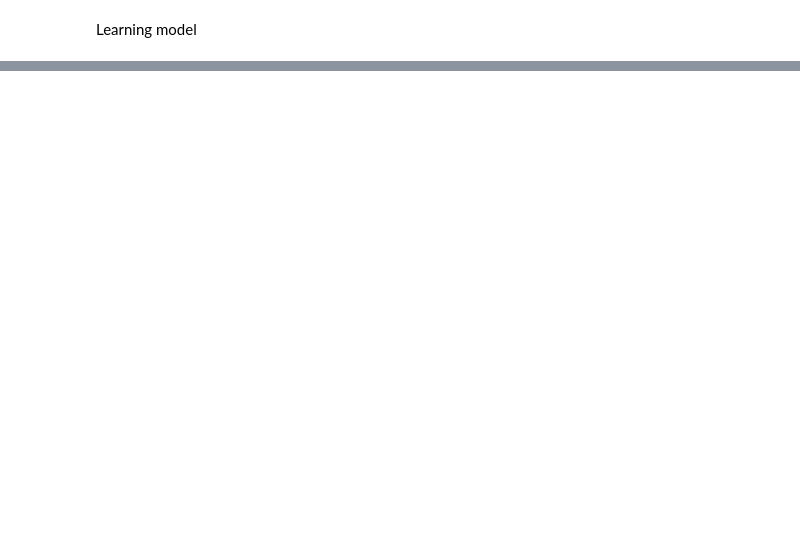
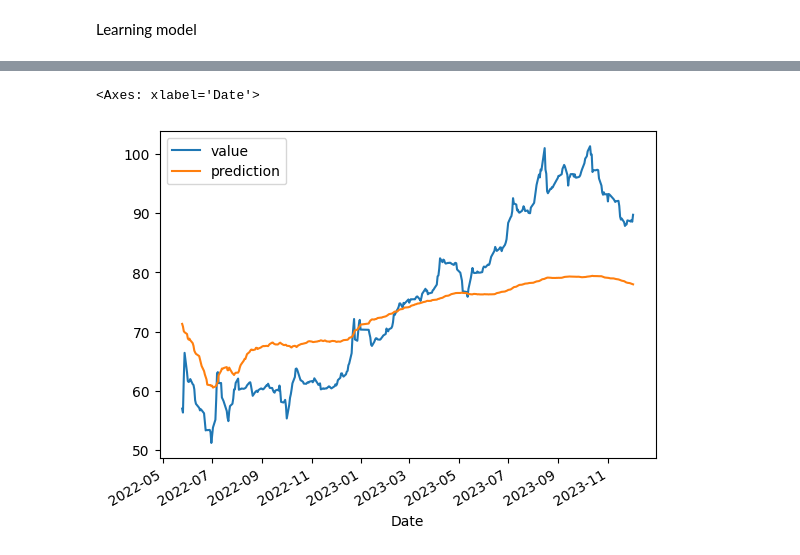
Before and after one commit to LoKe112/PP5, a Jupyter notebook: AI.ipynb, the cells around one changed output, grey strips where cells are left out. Drawn from its saved outputs; the diff is of its cells as text; code cells hidden in the pictures; blank space fills up the shorter version.

```diff
--- a/AI.ipynb
+++ b/AI.ipynb
@@ -466,0 +469,27 @@ predictions, values = opt.evaluate(
+# %%
+def inverse_transform(scaler, df: pd.DataFrame, columns: list) -> pd.DataFrame:
+    """Get the real values of the forecasts."""
+    for col in columns:
+        df[col] = scaler.inverse_transform(df[col])
+    return df
+
+
+def format_predictions(predictions: list, values: list, df_test: pd.DataFrame, scaler) -> pd.DataFrame:
+    vals = np.concatenate(values, axis=0).ravel()
+    preds = np.concatenate(predictions, axis=0).ravel()
+    df_result = pd.DataFrame(data={"value": vals, "prediction": preds}, index=df_test.head(len(vals)).index)
+    df_result = df_result.sort_index()
+    df_result = inverse_transform(scaler, df_result, [["value", "prediction"]])
+    return df_result
+
+
+df_result = format_predictions(predictions, values, X_test, scaler)
+
+def get_value_by_month(df: pd.DataFrame, start_date: str, end_date: str) -> pd.DataFrame:
+    """Getting the temperature in the specified period"""
+    df = df.reset_index(inplace=False)
+    start_date = pd.to_datetime(start_date, format='%Y-%m-%d')
+    end_date = pd.to_datetime(end_date, format='%Y-%m-%d')
+    return df[(start_date <= df["Date"]) & (df["Date"] <= end_date)]
+
+get_value_by_month(df_result, "2023-01-10", "2023-02-10")
@@ -466,0 +514,5 @@ predictions, values = opt.evaluate(
+# %%
+df_result.plot()
+# %% [output]
+<Axes: xlabel='Date'>
+[figure, added]
```
Also changed, not shown: parts of 4 cells of this notebook, 1 other file.
